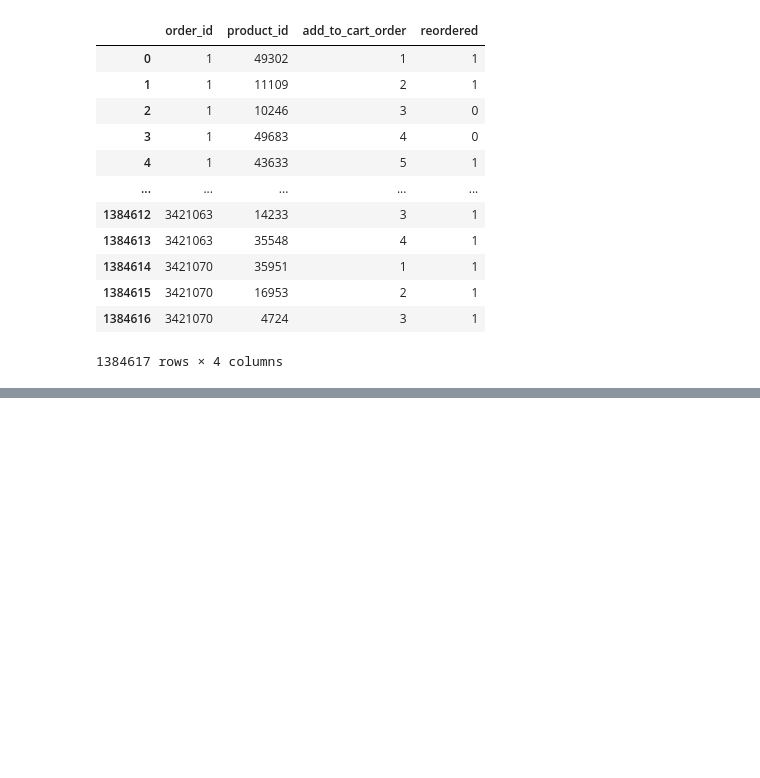
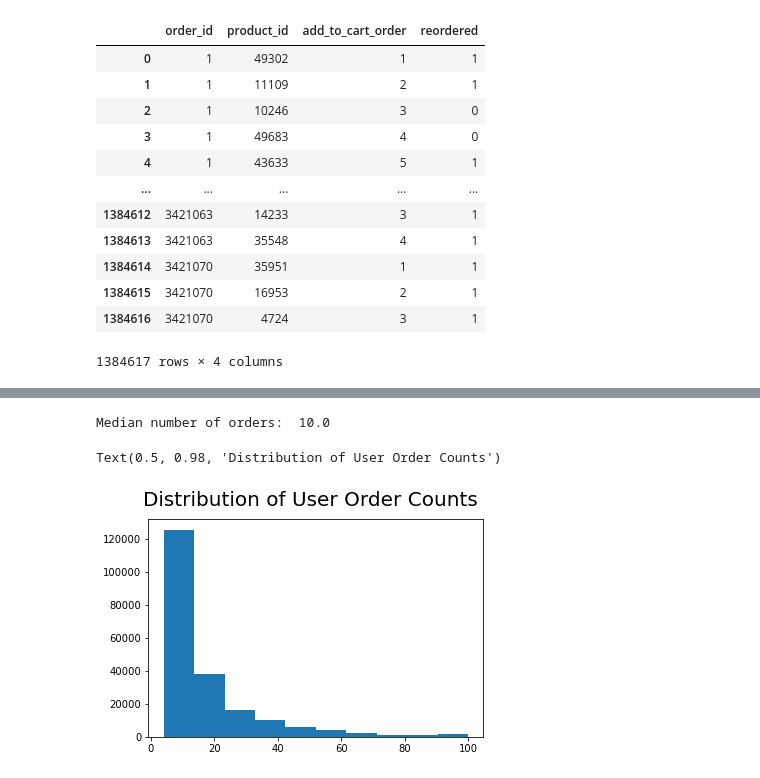
Before and after one commit to edubu2/metis-project3, a Jupyter notebook: code/query_db.ipynb, the cells around one changed output, grey strips where cells are left out. Cells and saved outputs as stored; diff of their text form; code cells hidden in the pictures; blank space fills up the shorter version.

```diff
--- a/code/query_db.ipynb
+++ b/code/query_db.ipynb
@@ -236,0 +423,3 @@ df_train
+# %%
+orders_per_user = df_orders.groupby("user_id")[['order_id']].agg('count')
+orders_per_user
@@ -236,0 +441,11 @@ df_train
+# %%
+import matplotlib.pyplot as plt
+
+print("Median number of orders: ", orders_per_user.order_id.median())
+fig = plt.figure()
+plt.hist(orders_per_user)
+fig.suptitle("Distribution of User Order Counts", fontsize=20)
+# %% [output]
+Median number of orders:  10.0
+Text(0.5, 0.98, 'Distribution of User Order Counts')
+[figure, added]
```
Also changed, not shown: parts of 34 cells of this notebook, 1 other file.
